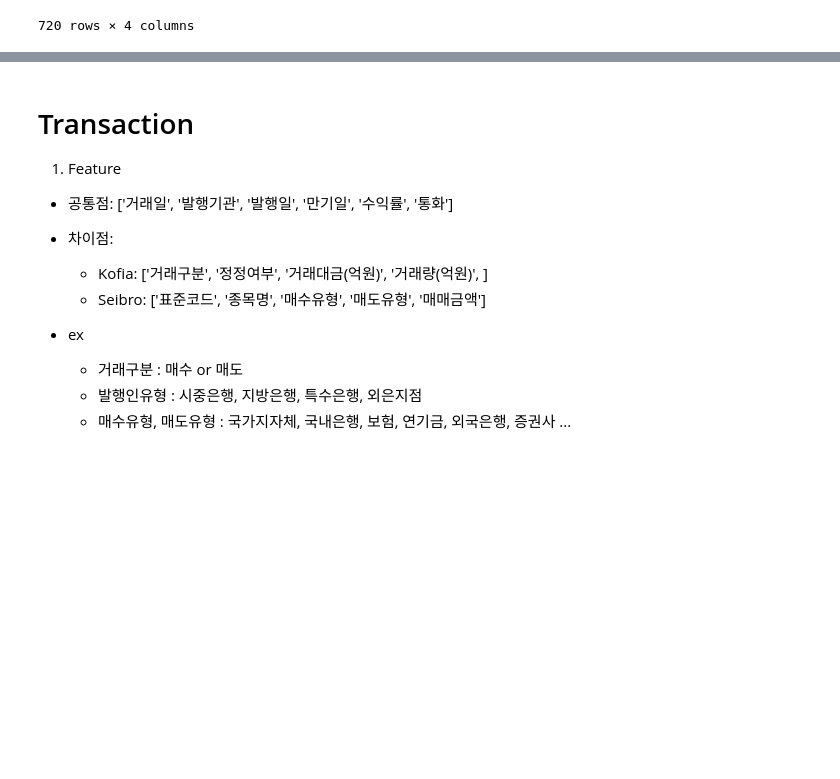
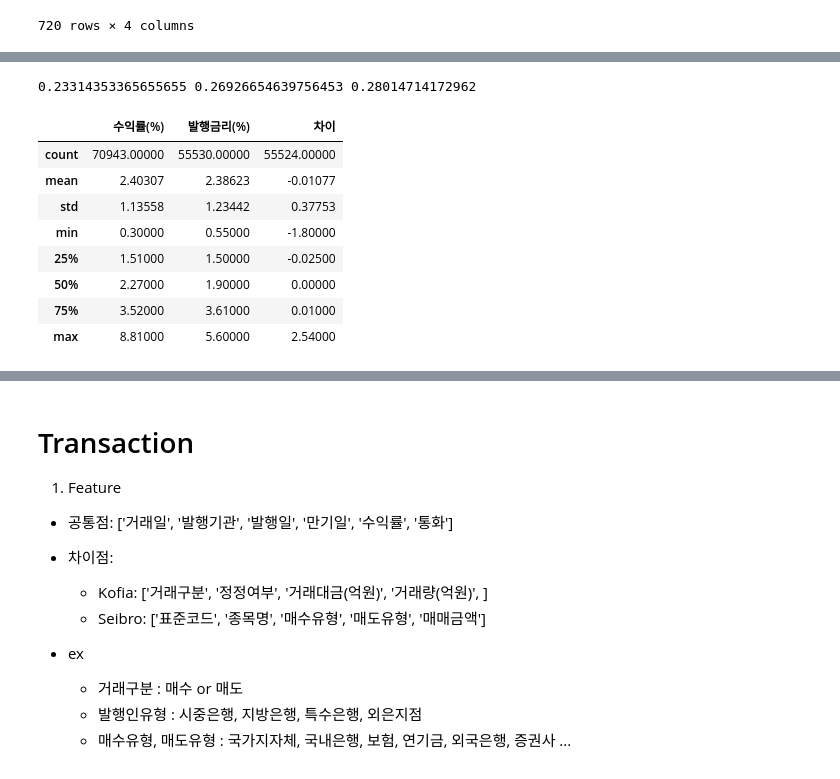
Before and after one commit to lazybuttrying/kofia-bond, a Jupyter notebook: CD/coverage.ipynb, the cells around one changed output, grey strips where cells are left out. Cells and saved outputs as stored; diff of their text form; code cells hidden in the pictures; blank space fills up the shorter version.

Commit message:
FEAT: add kofia completness

```diff
--- a/CD/coverage.ipynb
+++ b/CD/coverage.ipynb
@@ -597,0 +602,22 @@ left_merge.loc[(left_merge["_merge"]=="right_only") & (left_merge['발행일'] >
+# %%
+df = pd.read_csv("kofia\kofia_trans_issue_cd.csv")
+# %%
+df.loc[df["수익률(%)"]>=40, "수익률(%)"] = None
+df["차이"] = (df["수익률(%)"] - df["발행금리(%)"])
+print(
+    df[df["차이"]<0].shape[0]/df.shape[0],
+    df[df["차이"]==0].shape[0]/df.shape[0],
+    df[df["차이"]>0].shape[0]/df.shape[0]
+)
+df[["수익률(%)", "발행금리(%)", "차이"]].describe()
+# %% [output]
+0.23314353365655655 0.26926654639756453 0.28014714172962
+|  | 수익률(%) | 발행금리(%) | 차이 |
+| count | 70943.00000 | 55530.00000 | 55524.00000 |
+| mean | 2.40307 | 2.38623 | -0.01077 |
+| std | 1.13558 | 1.23442 | 0.37753 |
+| min | 0.30000 | 0.55000 | -1.80000 |
+| 25% | 1.51000 | 1.50000 | -0.02500 |
+| 50% | 2.27000 | 1.90000 | 0.00000 |
+| 75% | 3.52000 | 3.61000 | 0.01000 |
+| max | 8.81000 | 5.60000 | 2.54000 |
```
Also changed, not shown: parts of 2 cells of this notebook.
